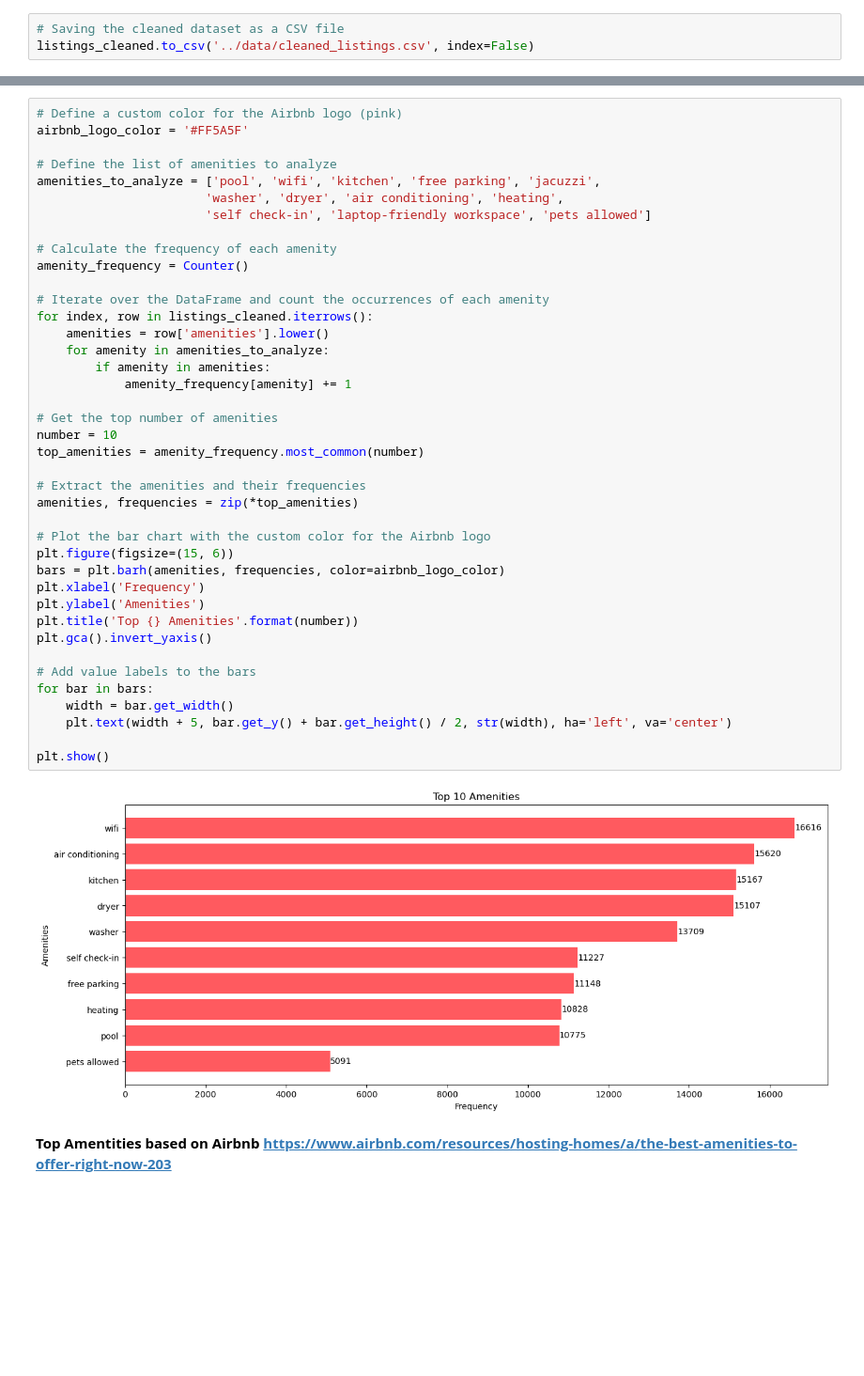
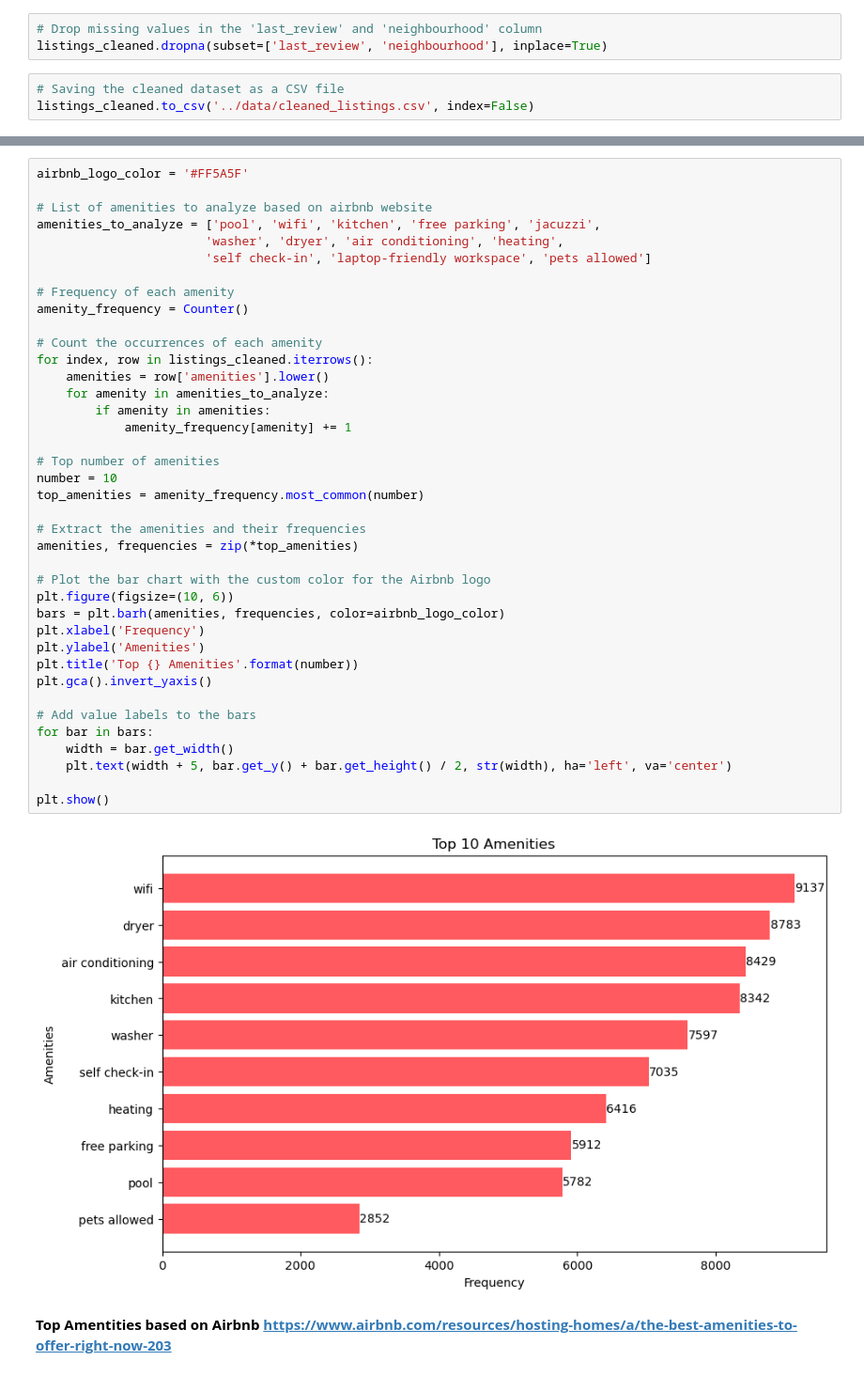
Before and after one commit to Rpierre98/Airbnb-Price-Predictions-Florida-Edition, a Jupyter notebook: code/Data cleaning-EDA.ipynb, the cells around one changed output, grey strips where cells are left out. Shown at 94% size. Saved outputs shown, nothing was run; the diff lists cells and outputs as text; blank space fills up the shorter version.

```diff
--- a/code/Data cleaning-EDA.ipynb
+++ b/code/Data cleaning-EDA.ipynb
@@ -105,3 +141,6 @@ listings_cleaned = listings.drop(columns=irrelevant_columns).fillna({
+# %%
+# Drop missing values in the 'last_review' and 'neighbourhood' column
+listings_cleaned.dropna(subset=['last_review', 'neighbourhood'], inplace=True)
 # %%
 # Saving the cleaned dataset as a CSV file
 listings_cleaned.to_csv('../data/cleaned_listings.csv', index=False)
@@ -135,44 +177,43 @@ plt.show()
 # %%
-# Define a custom color for the Airbnb logo (pink)
 airbnb_logo_color = '#FF5A5F'
 
-# Define the list of amenities to analyze
+# List of amenities to analyze based on airbnb website
 amenities_to_analyze = ['pool', 'wifi', 'kitchen', 'free parking', 'jacuzzi',
                        'washer', 'dryer', 'air conditioning', 'heating',
                        'self check-in', 'laptop-friendly workspace', 'pets allowed']
 
-# Calculate the frequency of each amenity
+# Frequency of each amenity
 amenity_frequency = Counter()
 
-# Iterate over the DataFrame and count the occurrences of each amenity
+# Count the occurrences of each amenity
 for index, row in listings_cleaned.iterrows():
     amenities = row['amenities'].lower()
     for amenity in amenities_to_analyze:
         if amenity in amenities:
             amenity_frequency[amenity] += 1
 
-# Get the top number of amenities
+# Top number of amenities
 number = 10
 top_amenities = amenity_frequency.most_common(number)
 
 # Extract the amenities and their frequencies
 amenities, frequencies = zip(*top_amenities)
 
 # Plot the bar chart with the custom color for the Airbnb logo
-plt.figure(figsize=(15, 6))
+plt.figure(figsize=(10, 6))
 bars = plt.barh(amenities, frequencies, color=airbnb_logo_color)
 plt.xlabel('Frequency')
 plt.ylabel('Amenities')
 plt.title('Top {} Amenities'.format(number))
 plt.gca().invert_yaxis()
 
 # Add value labels to the bars
 for bar in bars:
     width = bar.get_width()
     plt.text(width + 5, bar.get_y() + bar.get_height() / 2, str(width), ha='left', va='center')
 
 plt.show()
 # %% [output]
-[figure, old version]
+[figure, new version]
 # %% [markdown]
 **Top Amentities based on Airbnb https://www.airbnb.com/resources/hosting-homes/a/the-best-amenities-to-offer-right-now-203**
```
Also changed, not shown: parts of 14 cells of this notebook, 6 other files.
